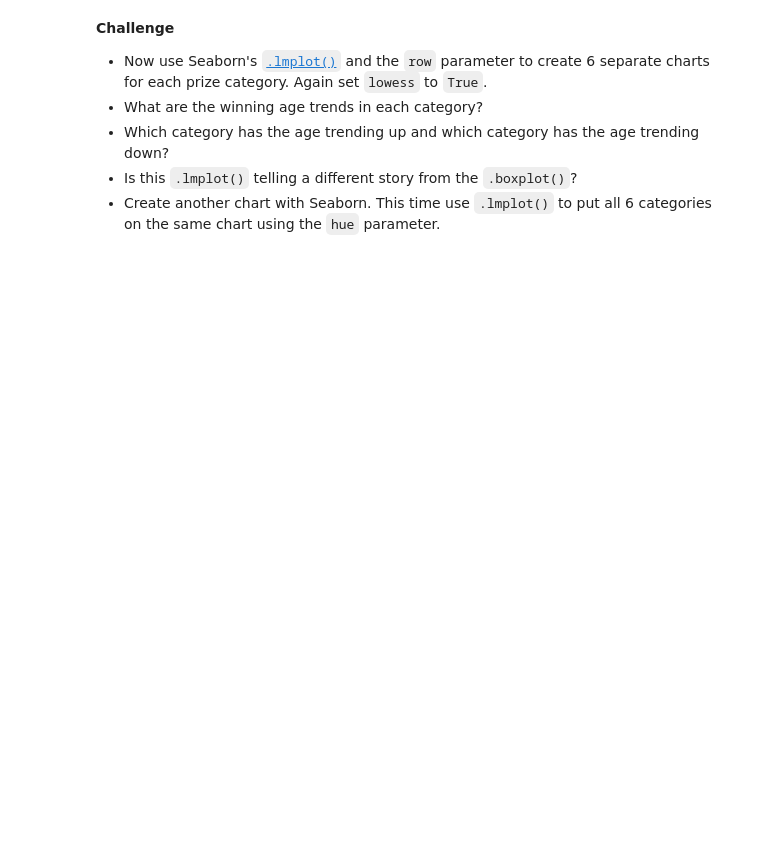
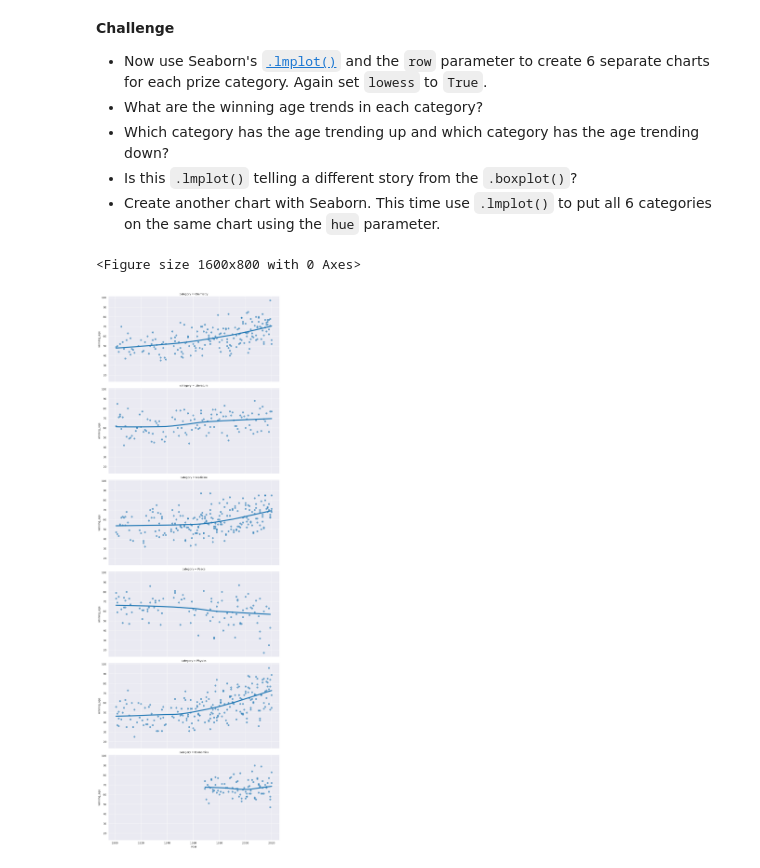
Before and after one commit to Preetraj2002/Nobel_Price_Analysis, a Jupyter notebook: Nobel_Prize_Analysis.ipynb, the cells around one changed output. Cells and saved outputs as stored; diff of their text form; code cells hidden in the pictures; blank space fills up the shorter version.

```diff
--- a/Nobel_Prize_Analysis.ipynb
+++ b/Nobel_Prize_Analysis.ipynb
@@ -822,3 +1142,19 @@ How does the age of laureates vary by category?
 * Which category has the age trending up and which category has the age trending down?
 * Is this `.lmplot()` telling a different story from the `.boxplot()`?
 * Create another chart with Seaborn. This time use `.lmplot()` to put all 6 categories on the same chart using the `hue` parameter.
+# %%
+plt.figure(figsize=(8,4),dpi=200)
+with sns.axes_style("darkgrid"):
+    sns.lmplot(data=df_data,
+               x='year',
+               y='winning_age',
+               lowess=True,
+               row='category',
+               aspect=2,
+               scatter_kws={"alpha":0.6},
+               line_kws={'linewidth':4})
+
+plt.show()
+# %% [output]
+<Figure size 1600x800 with 0 Axes>
+[figure, added]
```
Also changed, not shown: parts of 37 cells of this notebook.
